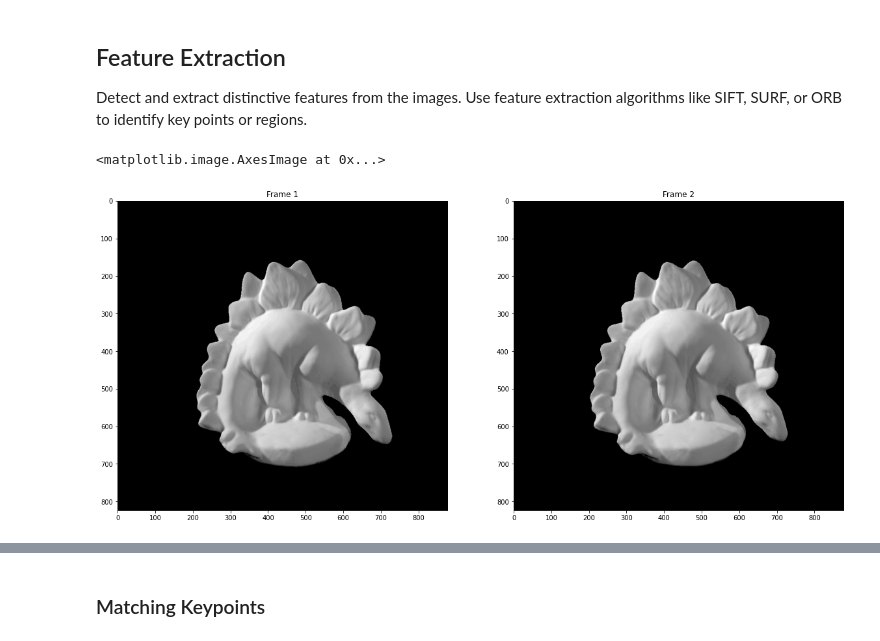
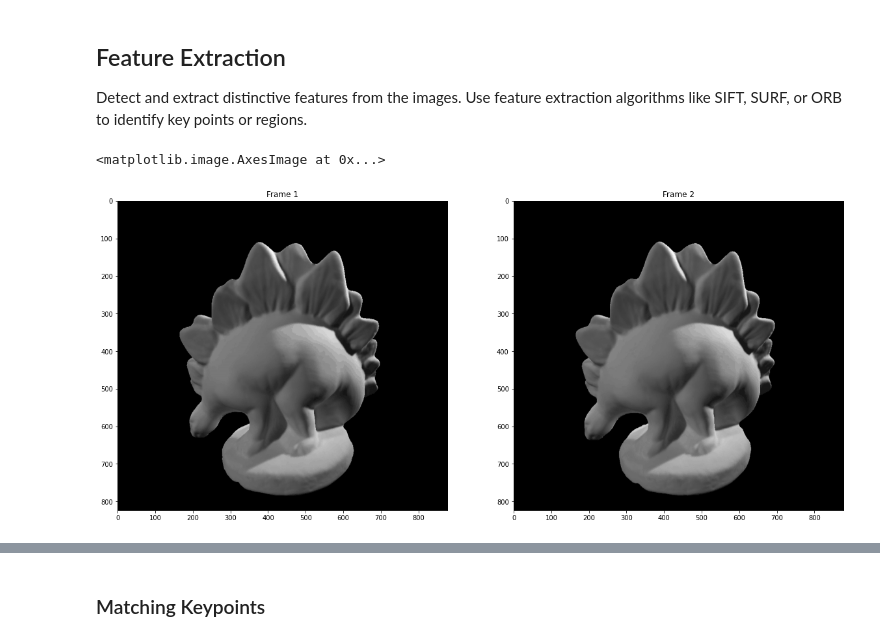
Before and after one commit to kaburia/3D-reconstruction, a Jupyter notebook: reconstruction_pipeline.ipynb, the cells around one changed output, grey strips where cells are left out. Saved outputs shown, nothing was run; the diff lists cells and outputs as text; code cells hidden in the pictures.

```diff
--- a/reconstruction_pipeline.ipynb
+++ b/reconstruction_pipeline.ipynb
@@ -53,24 +71,24 @@ Detect and extract distinctive features from the images. Use feature extraction
 # %%
 frames_path = os.path.join(os.getcwd(), 'frames')
 frames = os.listdir(frames_path)
 
 # load the first two frames
-frame1 = cv2.imread(os.path.join(frames_path, frames[0]))
-frame2 = cv2.imread(os.path.join(frames_path, frames[1]))
+frame1 = cv2.imread(os.path.join(frames_path, frames[57]))
+frame2 = cv2.imread(os.path.join(frames_path, frames[58]))
 
 # convert to grayscale
 frame1_gray = cv2.cvtColor(frame1, cv2.COLOR_BGR2GRAY)
 frame2_gray = cv2.cvtColor(frame2, cv2.COLOR_BGR2GRAY)
 
 # display the frames
 fx, plots = plt.subplots(1, 2, figsize=(20,10))
 plots[0].set_title("Frame 1")
 plots[0].imshow(frame1_gray, cmap="gray")
 plots[1].set_title("Frame 2")
 plots[1].imshow(frame2_gray, cmap="gray")
 # %% [output]
 <matplotlib.image.AxesImage at 0x...>
-[figure, old version]
+[figure, new version]
 # %%
 # detect the keypoints using SIFT
 sift = cv2.SIFT_create()
```
Also changed, not shown: parts of 5 cells of this notebook.
